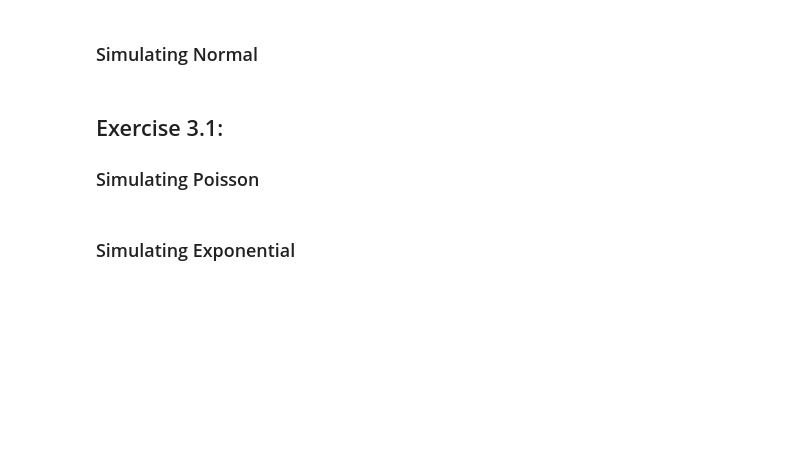
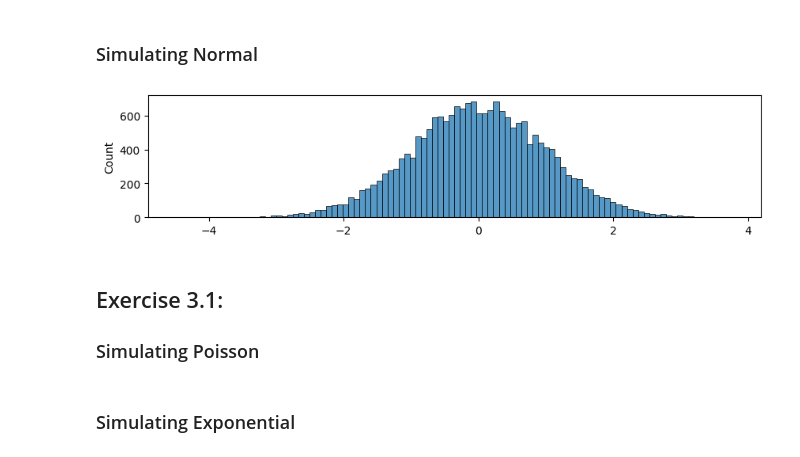
Before and after one commit to ismayc/oreilly-fundamentals-of-statistics-with-python, a Jupyter notebook: exercises_2025-10.ipynb, the cells around one changed output. Cells and saved outputs as stored; diff of their text form; code cells hidden in the pictures; blank space fills up the shorter version.

```diff
--- a/exercises_2025-10.ipynb
+++ b/exercises_2025-10.ipynb
@@ -791,8 +797,14 @@ KeyError: 'work_exp_scaled'
 ### Simulating Normal
 # %%
 # Simulate normal distribution
+normal_examples = np.random.normal(loc=0, scale=1, size=20_000)
 
 # Plot histogram
+plt.figure(figsize=(10,2))
+sns.histplot(normal_examples, bins=100)
+plt.show();
+# %% [output]
+[figure, added]
 # %% [markdown]
 ## Exercise 3.1:
 
```
Also changed, not shown: parts of 15 cells of this notebook, 1 other file.
